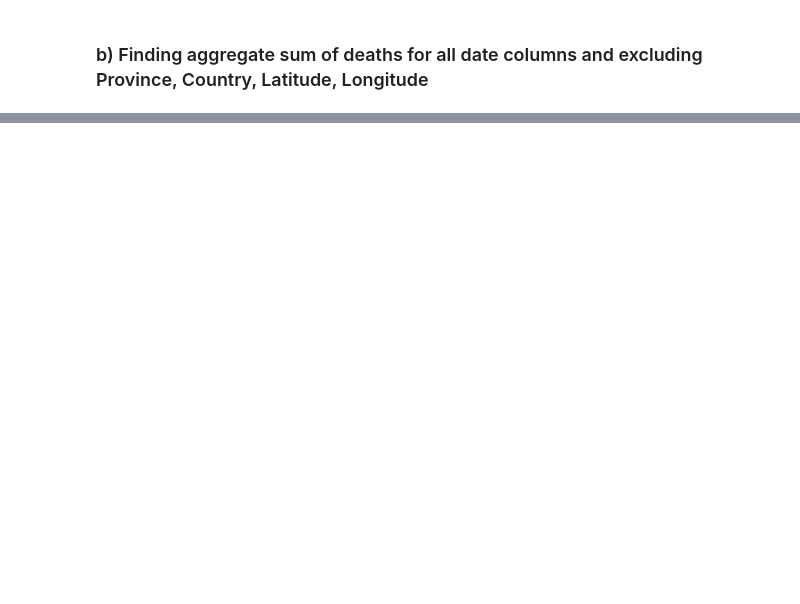
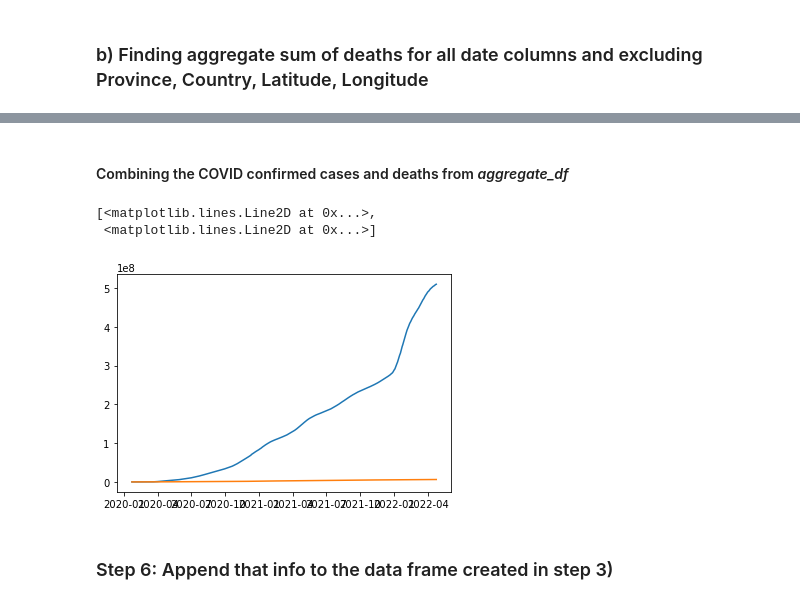
Before and after one commit to oks9303-spt/Python_final_project, a Jupyter notebook: final_project_1_24April2022.ipynb, the cells around one changed output, grey strips where cells are left out. Cells and saved outputs as stored; diff of their text form; code cells hidden in the pictures; blank space fills up the shorter version.

```diff
--- a/final_project_1_24April2022.ipynb
+++ b/final_project_1_24April2022.ipynb
@@ -116,0 +303,3 @@ Total Deaths =  2305321414
+# %%
+aggregate_df = aggregate_df.reset_index()
+aggregate_df
@@ -116,0 +320,4 @@ Total Deaths =  2305321414
+# %%
+columns_1 = ['date', 'sum_confirmed', 'sum_deaths']
+aggregate_df.columns = columns_1
+aggregate_df
@@ -116,0 +353,8 @@ Total Deaths =  2305321414
+# %%
+from datetime import datetime
+
+#aggregate_df['date'] = pd.to_datetime(aggregate_df['date'])
+
+aggregate_df['date'] = aggregate_df['date'].astype(str)
+aggregate_df['date'] = pd.to_datetime(aggregate_df['date'].astype(str))
+aggregate_df['date']
@@ -116,0 +374,3 @@ Total Deaths =  2305321414
+# %%
+aggregate_df.set_index('date', inplace=True)
+aggregate_df
@@ -116,0 +576,10 @@ Total Deaths =  2305321414
+# %% [markdown]
+#### Combining the COVID confirmed cases and deaths from *aggregate_df*
+# %%
+plt.plot(aggregate_df[['sum_confirmed', 'sum_deaths']])
+# %% [output]
+[<matplotlib.lines.Line2D at 0x...>,
+ <matplotlib.lines.Line2D at 0x...>]
+[figure, added]
+# %% [markdown]
+### Step 6:  Append that info to the data frame created in step 3)
```
Also changed, not shown: parts of 66 cells of this notebook.
